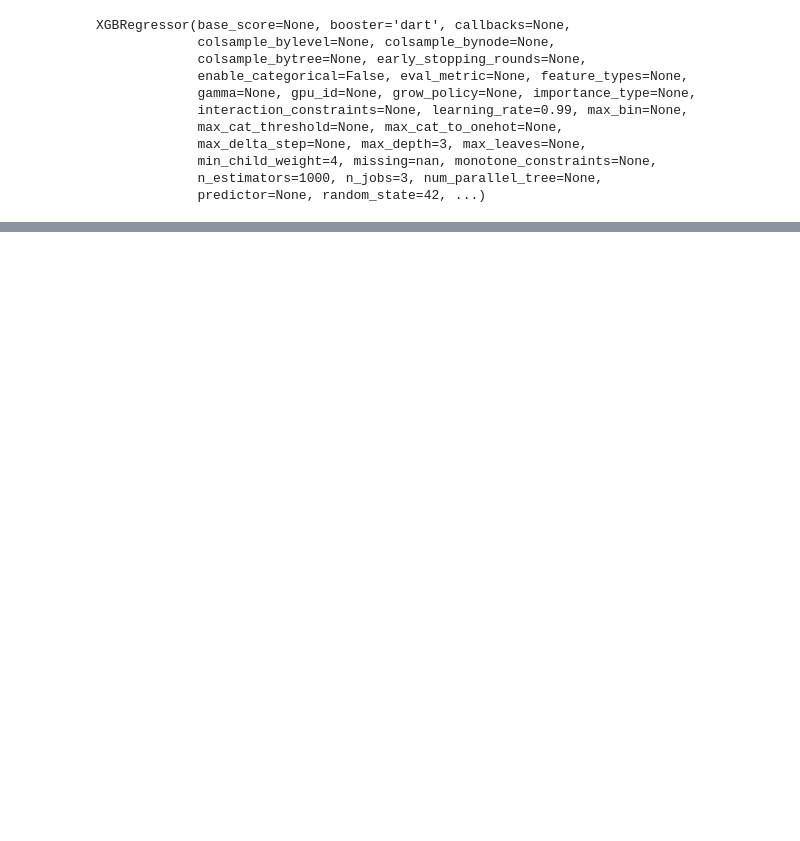
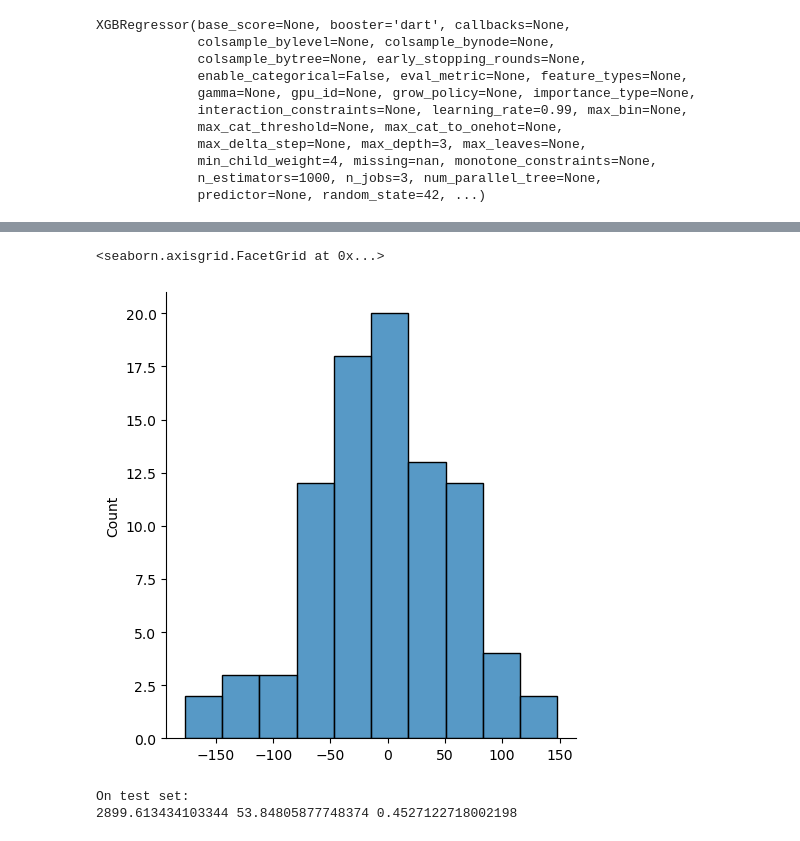
Before and after one commit to nicogkz/DS_Demo, a Jupyter notebook: 1_SimpleML/1_Regression/regression.ipynb, the cells around one changed output, grey strips where cells are left out. Cells and saved outputs as stored; diff of their text form; code cells hidden in the pictures; blank space fills up the shorter version.

```diff
--- a/1_SimpleML/1_Regression/regression.ipynb
+++ b/1_SimpleML/1_Regression/regression.ipynb
@@ -54,0 +340,21 @@ print(mse,RMSE)
+# %%
+sns.displot(y_pred-y_test)
+# %% [output]
+<seaborn.axisgrid.FacetGrid at 0x...>
+[figure, added]
+# %%
+from sklearn.linear_model import Ridge,Lasso
+
+model = Ridge(alpha=0.05)
+model.fit(X_train,y_train)
+y_pred_train = model.predict(X_train)
+y_pred = model.predict(X_test)
+
+print ('On test set:')
+mse=metrix.mean_squared_error(y_test, y_pred)
+RMSE = metrix.mean_squared_error(y_test, y_pred, squared=False)
+r2_ = metrix.r2_score(y_test, y_pred)
+print(mse,RMSE,r2_)
+# %% [output]
+On test set:
+2899.613434103344 53.84805877748374 0.4527122718002198
```
Also changed, not shown: parts of 7 cells of this notebook.
